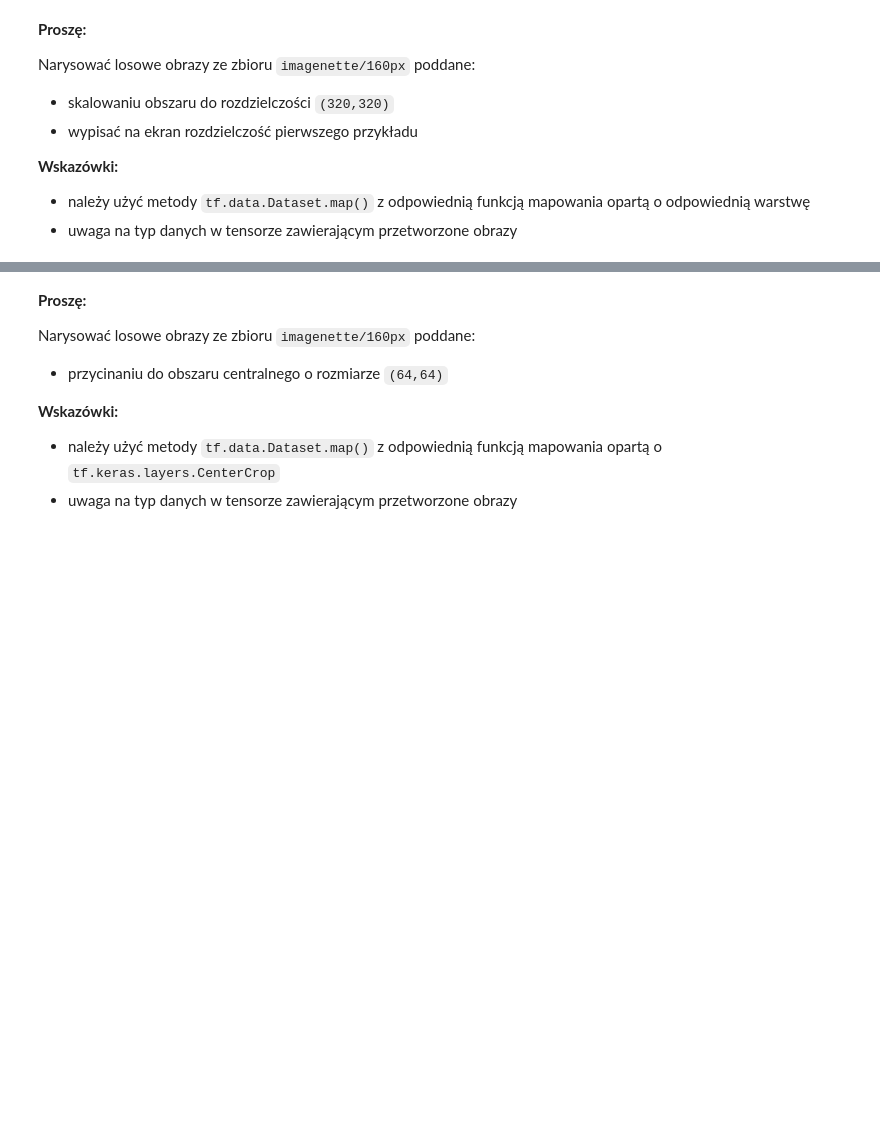
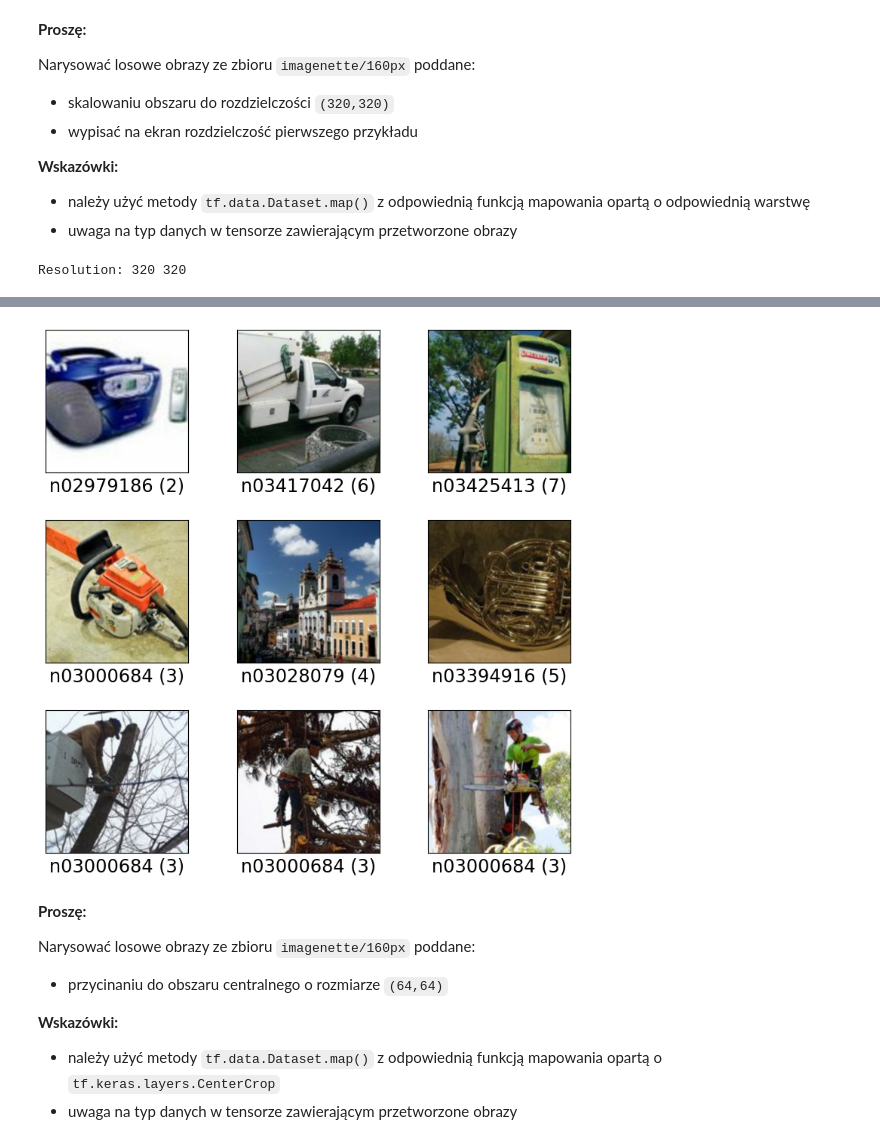
Before and after one commit to jpkusmiersk/Uczenie_maszynowe_2, a Jupyter notebook: 09_Preprocessing.ipynb, the cells around one changed output, grey strips where cells are left out. Saved outputs shown, nothing was run; the diff lists cells and outputs as text; code cells hidden in the pictures; blank space fills up the shorter version.

```diff
--- a/09_Preprocessing.ipynb
+++ b/09_Preprocessing.ipynb
@@ -235,0 +247,12 @@ pass
+# %%
+res = 320
+layer = tf.keras.layers.Resizing(res, res, crop_to_aspect_ratio=True, dtype=tf.uint8)
+ds = ds.map(lambda x: {'image': layer(x['image']), 'label': x['label']})
+item = next(iter(ds))
+x_res = item["image"].shape[0]
+y_res = item["image"].shape[1]
+print(colored("Resolution:", "green"), x_res, y_res)
+tfds.show_examples(ds, ds_info, rows=3, cols=3)
+pass
+# %% [output]
+Resolution: 320 320
@@ -236,3 +261,4 @@ pass
+[figure, added]
 # %% [markdown]
 **Proszę:**
 
```
Also changed, not shown: parts of 26 cells of this notebook, 2 other files.
